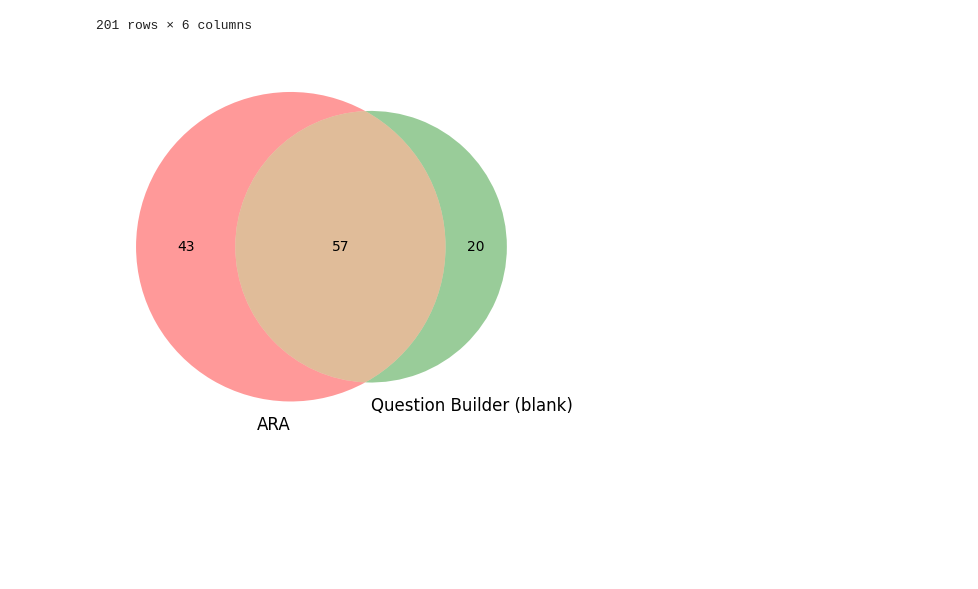
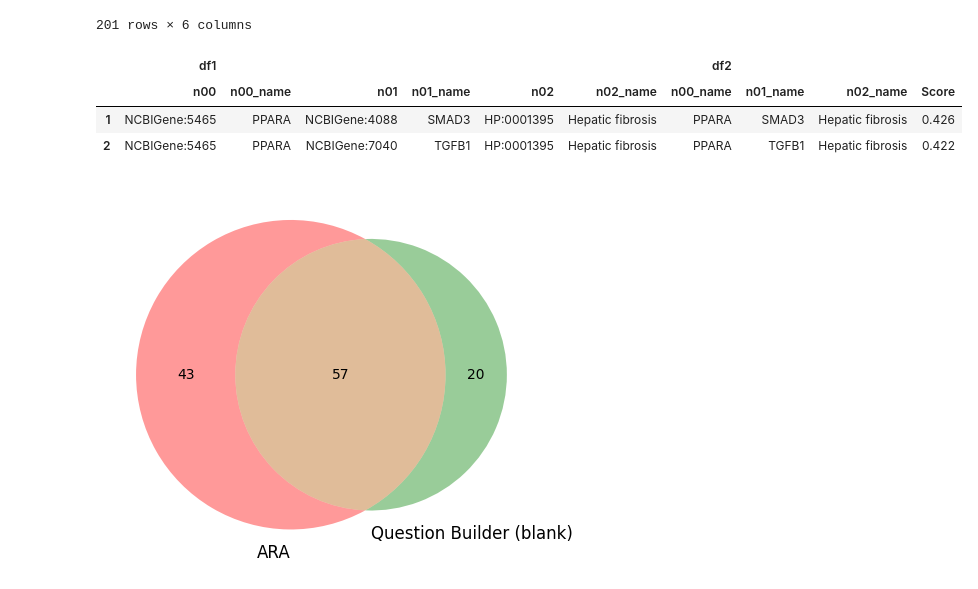
Before and after one commit to RobokopU24/AOP-use-cases, a Jupyter notebook: PPAR_LiverInjury_Compare.ipynb, the cells around one changed output. Drawn from its saved outputs; the diff is of its cells as text; code cells hidden in the pictures; blank space fills up the shorter version.

```diff
--- a/PPAR_LiverInjury_Compare.ipynb
+++ b/PPAR_LiverInjury_Compare.ipynb
@@ -894,6 +896,18 @@ display(results_df_ARA)
 | 199 | NCBIGene:80205 | CHD9 | NCBIGene:5244 | ABCB4 | HP:0001395 | Hepatic fibrosis |
 | 200 | NCBIGene:80205 | CHD9 | NCBIGene:183 | AGT | HP:0001395 | Hepatic fibrosis |
 201 rows × 6 columns
+# %%
+df1 = results_df_ARA
+df2 = results_df_qbuilder_blank
+
+df=pd.concat([df1, df2],axis=1, keys = ['df1', 'df2'])
+# display(df)
+display(df[(df['df1']['n00_name']==df['df2']['n00_name'])&(df['df1']['n01_name']==df['df2']['n01_name'])&(df['df1']['n02_name']==df['df2']['n02_name'])])
+# %% [output]
+|  | df1 |  |  |  |  |  | df2 |  |  |  |
+|  | n00 | n00_name | n01 | n01_name | n02 | n02_name | n00_name | n01_name | n02_name | Score |
+| 1 | NCBIGene:5465 | PPARA | NCBIGene:4088 | SMAD3 | HP:0001395 | Hepatic fibrosis | PPARA | SMAD3 | Hepatic fibrosis | 0.426 |
+| 2 | NCBIGene:5465 | PPARA | NCBIGene:7040 | TGFB1 | HP:0001395 | Hepatic fibrosis | PPARA | TGFB1 | Hepatic fibrosis | 0.422 |
 # %%
 col1 = results_df_ARA.apply(lambda row: '|'.join([row['n00_name'],row['n01_name'],row['n02_name']]), axis=1)
 col2 = results_df_qbuilder_blank.apply(lambda row: '|'.join([row['n00_name'],row['n01_name'],row['n02_name']]), axis=1)
```
Also changed, not shown: parts of 4 cells of this notebook, 31 other files.
